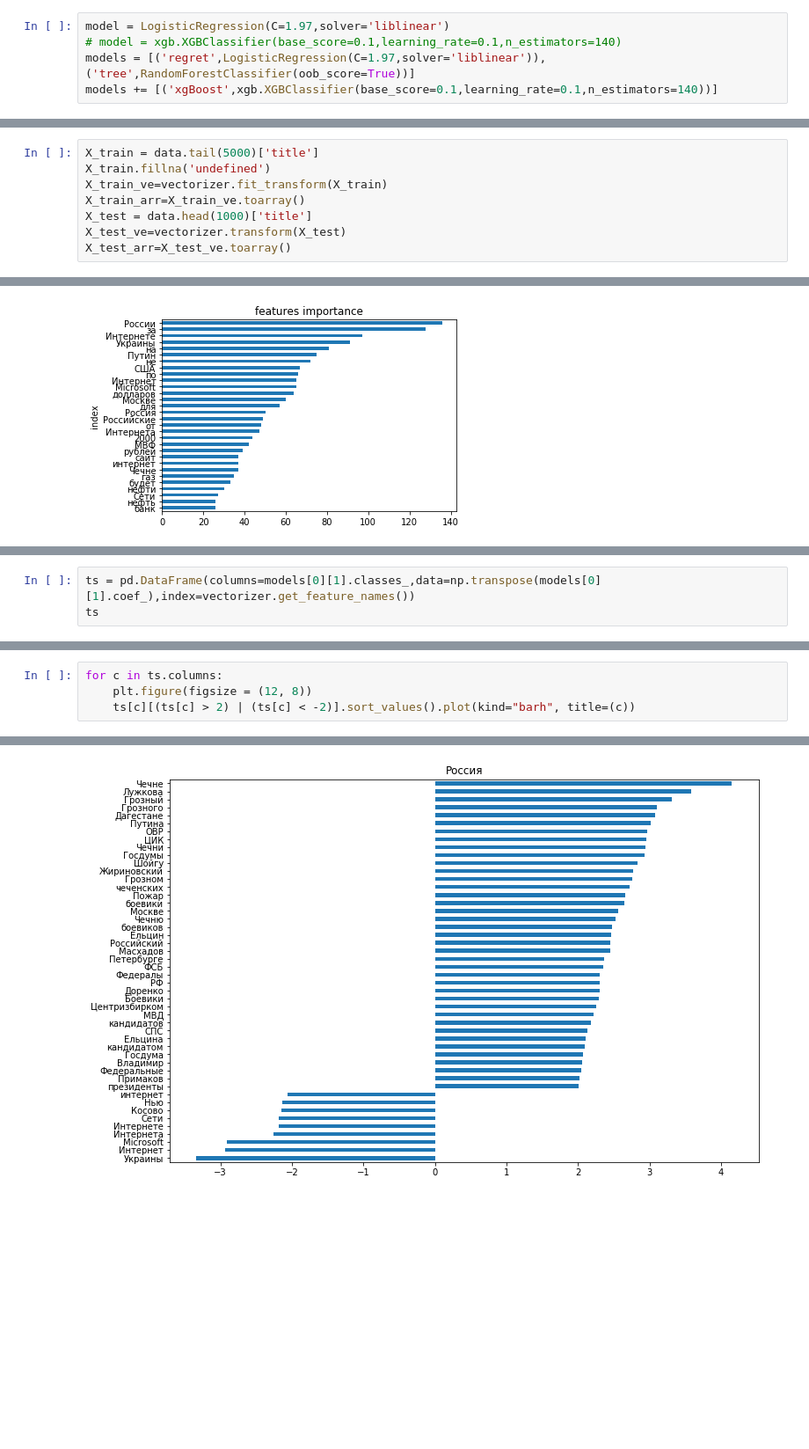
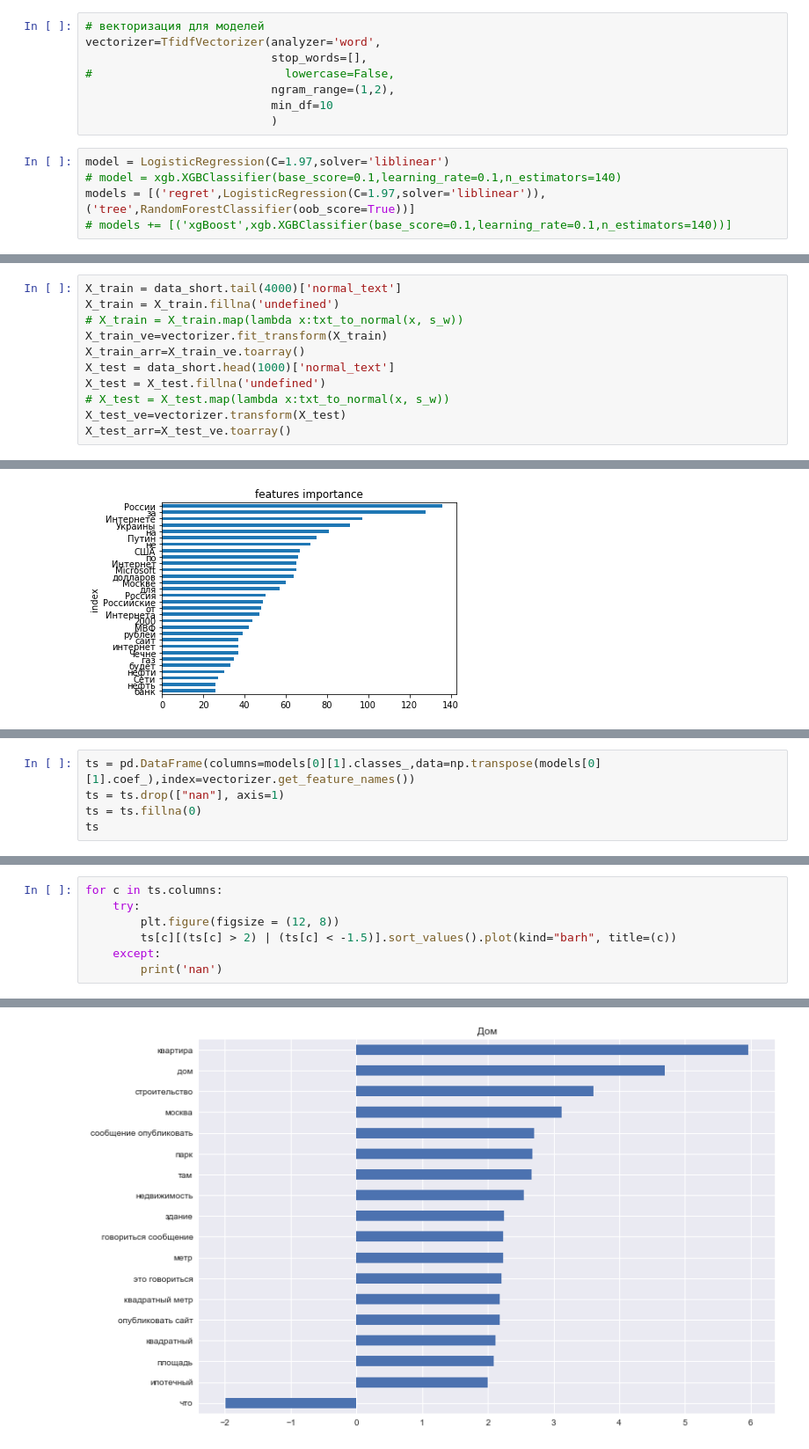
Before and after one commit to rfzu/lenta_clisterize, a Jupyter notebook: lenta_clusterize.ipynb, the cells around one changed output, grey strips where cells are left out. Shown at 88% size. Cells and saved outputs as stored; diff of their text form; blank space fills up the shorter version.

```diff
--- a/lenta_clusterize.ipynb
+++ b/lenta_clusterize.ipynb
@@ -87,8 +128,16 @@ features = list(vectorizer.get_feature_names())
+# %%
+# векторизация для моделей
+vectorizer=TfidfVectorizer(analyzer='word',
+                           stop_words=[],
+#                            lowercase=False,
+                           ngram_range=(1,2),
+                           min_df=10
+                           )
 # %%
 model = LogisticRegression(C=1.97,solver='liblinear')
 # model = xgb.XGBClassifier(base_score=0.1,learning_rate=0.1,n_estimators=140)
 models = [('regret',LogisticRegression(C=1.97,solver='liblinear')),('tree',RandomForestClassifier(oob_score=True))]
-models += [('xgBoost',xgb.XGBClassifier(base_score=0.1,learning_rate=0.1,n_estimators=140))]
+# models += [('xgBoost',xgb.XGBClassifier(base_score=0.1,learning_rate=0.1,n_estimators=140))]
 # %%
 models
 # %% [output]
@@ -114,9 +156,12 @@ models
 # %%
-X_train = data.tail(5000)['title']
-X_train.fillna('undefined')
+X_train = data_short.tail(4000)['normal_text']
+X_train = X_train.fillna('undefined')
+# X_train = X_train.map(lambda x:txt_to_normal(x, s_w))
 X_train_ve=vectorizer.fit_transform(X_train)
 X_train_arr=X_train_ve.toarray()
-X_test = data.head(1000)['title']
+X_test = data_short.head(1000)['normal_text']
+X_test = X_test.fillna('undefined')
+# X_test = X_test.map(lambda x:txt_to_normal(x, s_w))
 X_test_ve=vectorizer.transform(X_test)
 X_test_arr=X_test_ve.toarray()
 # %%
@@ -207,4 +282,6 @@ array(['Интернет и СМИ', 'Мир', 'Россия', 'Спорт', 'Э
 # %%
 ts = pd.DataFrame(columns=models[0][1].classes_,data=np.transpose(models[0][1].coef_),index=vectorizer.get_feature_names())
+ts = ts.drop(["nan"], axis=1)
+ts = ts.fillna(0)
 ts
 # %% [output]
@@ -229,5 +314,8 @@ ts
 # %%
 for c in ts.columns:
-    plt.figure(figsize = (12, 8))
-    ts[c][(ts[c] > 2) | (ts[c] < -2)].sort_values().plot(kind="barh", title=(c))
+    try:
+        plt.figure(figsize = (12, 8))
+        ts[c][(ts[c] > 2) | (ts[c] < -1.5)].sort_values().plot(kind="barh", title=(c))
+    except:
+        print('nan')
 # %% [output]
@@ -236 +325 @@ for c in ts.columns:
-[figure, old version]
+[figure, new version]
```
Also changed, not shown: parts of 45 cells of this notebook, 1 other file.
